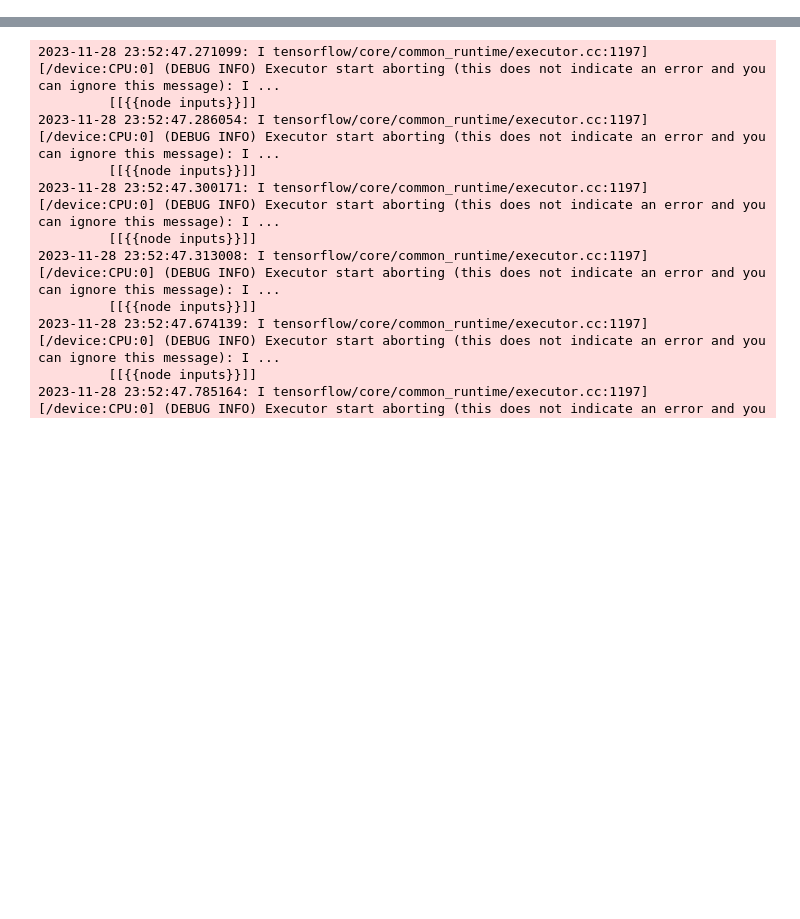
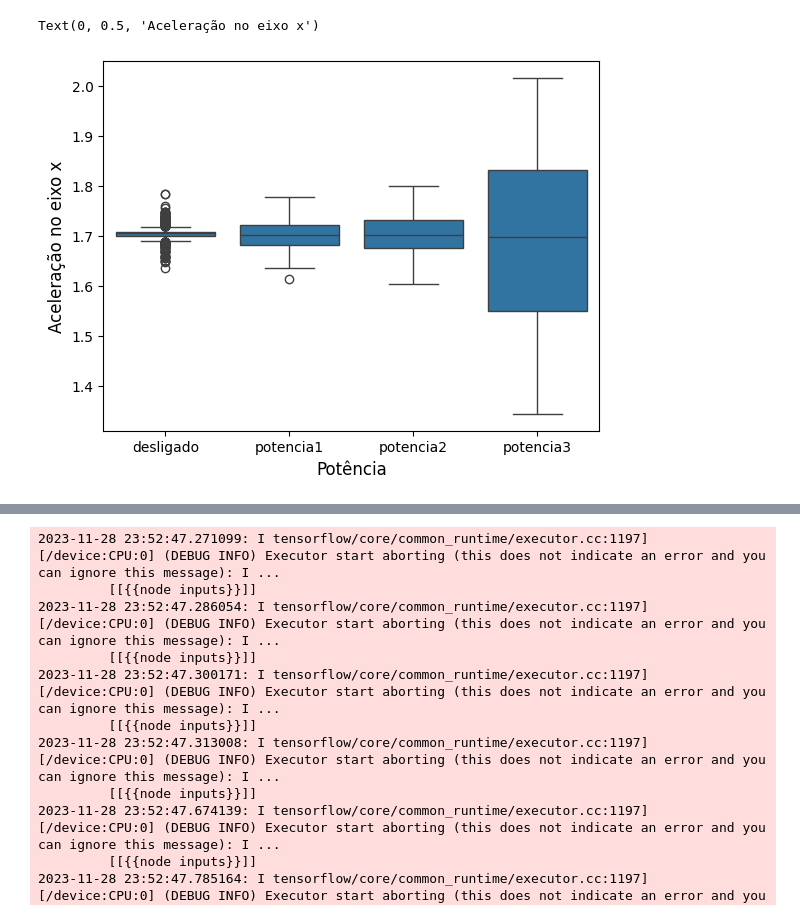
Before and after one commit to Alexandre-Esposte/AIOT, a Jupyter notebook: notebooks/modelagem.ipynb, the cells around one changed output, grey strips where cells are left out. Cells and saved outputs as stored; diff of their text form; code cells hidden in the pictures; blank space fills up the shorter version.

```diff
--- a/notebooks/modelagem.ipynb
+++ b/notebooks/modelagem.ipynb
@@ -43 +72,8 @@ plt.legend()
+# %%
+sns.boxplot(data=full_data,x='power',y='ax')
+plt.xlabel('Potência',size=12)
+plt.ylabel('Aceleração no eixo x',size=12)
+# %% [output]
+Text(0, 0.5, 'Aceleração no eixo x')
+[figure, added]
 # %%
```
Also changed, not shown: parts of 20 cells of this notebook.
